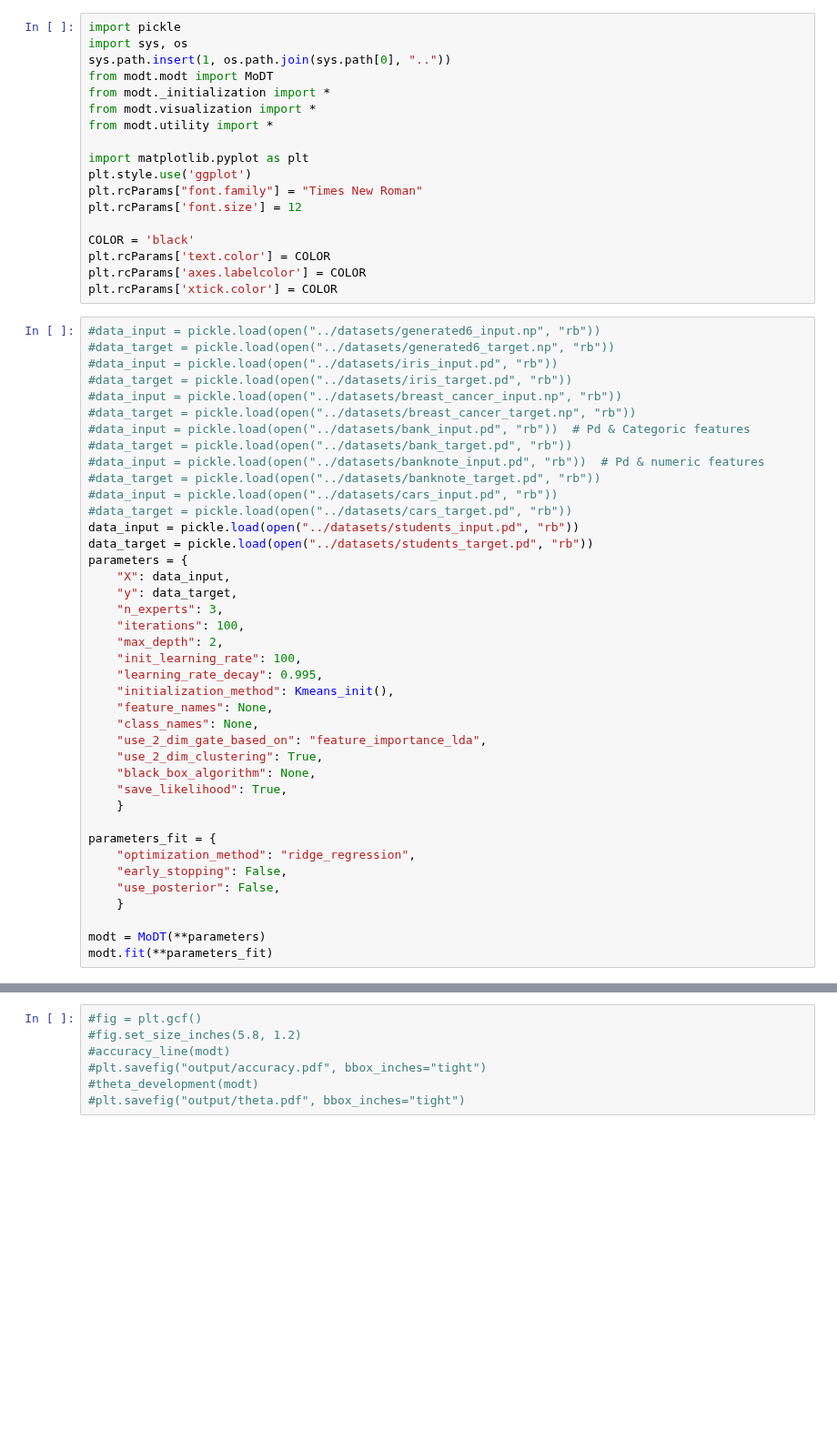
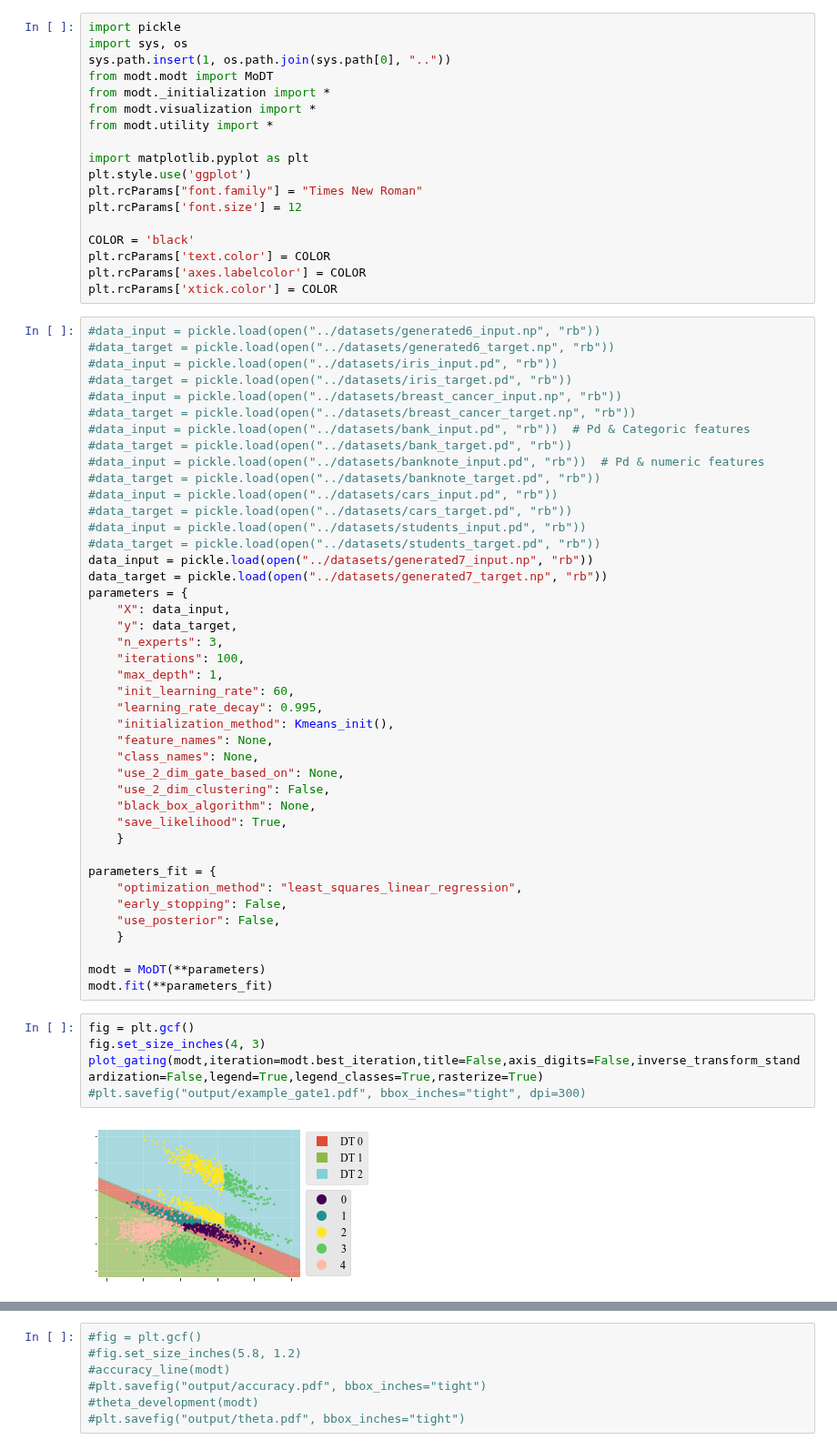
Before and after one commit to simsal0r/mixture-of-decision-trees, a Jupyter notebook: plotting/initialization.ipynb, the cells around one changed output, grey strips where cells are left out. Shown at 91% size. Saved outputs shown, nothing was run; the diff lists cells and outputs as text; blank space fills up the shorter version.

```diff
--- a/plotting/initialization.ipynb
+++ b/plotting/initialization.ipynb
@@ -29,30 +29,39 @@ plt.rcParams['xtick.color'] = COLOR
 #data_target = pickle.load(open("../datasets/banknote_target.pd", "rb"))
 #data_input = pickle.load(open("../datasets/cars_input.pd", "rb"))
 #data_target = pickle.load(open("../datasets/cars_target.pd", "rb"))
-data_input = pickle.load(open("../datasets/students_input.pd", "rb"))
-data_target = pickle.load(open("../datasets/students_target.pd", "rb"))
+#data_input = pickle.load(open("../datasets/students_input.pd", "rb"))
+#data_target = pickle.load(open("../datasets/students_target.pd", "rb"))
+data_input = pickle.load(open("../datasets/generated7_input.np", "rb"))
+data_target = pickle.load(open("../datasets/generated7_target.np", "rb"))
 parameters = {
     "X": data_input,
     "y": data_target,
     "n_experts": 3,
     "iterations": 100,
-    "max_depth": 2,
-    "init_learning_rate": 100,
+    "max_depth": 1,
+    "init_learning_rate": 60,
     "learning_rate_decay": 0.995,
     "initialization_method": Kmeans_init(),
     "feature_names": None,
     "class_names": None,
-    "use_2_dim_gate_based_on": "feature_importance_lda",
-    "use_2_dim_clustering": True,
+    "use_2_dim_gate_based_on": None,
+    "use_2_dim_clustering": False,
     "black_box_algorithm": None,
     "save_likelihood": True,
     }
 
 parameters_fit = {
-    "optimization_method": "ridge_regression",
+    "optimization_method": "least_squares_linear_regression",
     "early_stopping": False,
     "use_posterior": False,
     }
 
 modt = MoDT(**parameters)
 modt.fit(**parameters_fit)
+# %%
+fig = plt.gcf()
+fig.set_size_inches(4, 3)
+plot_gating(modt,iteration=modt.best_iteration,title=False,axis_digits=False,inverse_transform_standardization=False,legend=True,legend_classes=True,rasterize=True)
+#plt.savefig("output/example_gate1.pdf", bbox_inches="tight", dpi=300)
+# %% [output]
+[figure, added]
```
Also changed, not shown: parts of 8 cells of this notebook, 14 other files.
